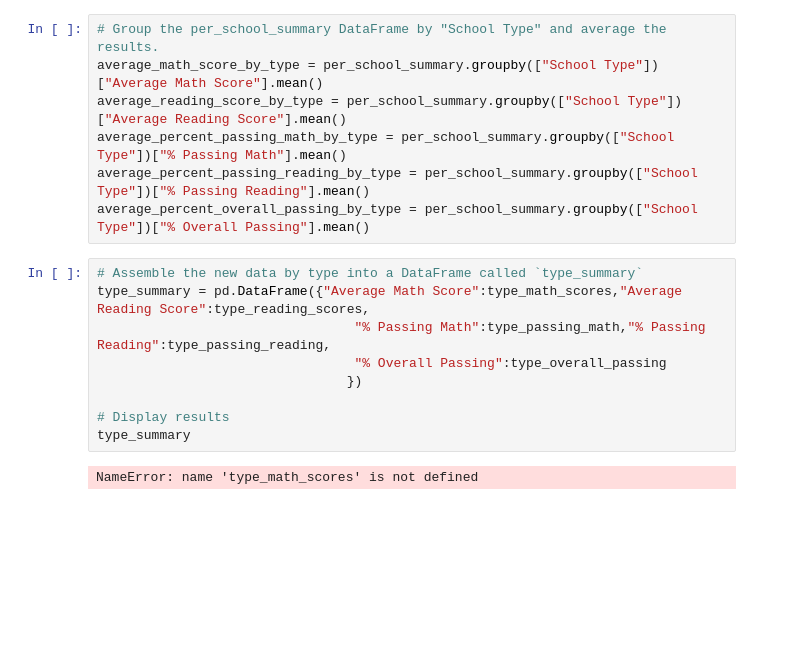
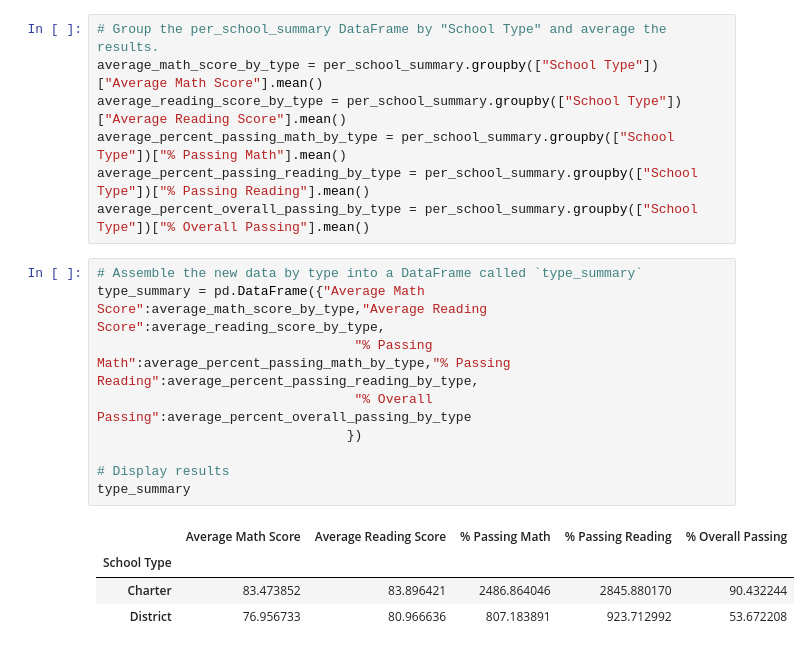
Before and after one commit to Mdeslauriers2/pandas-challenge, a Jupyter notebook: Starter_Code/PyCitySchools/PyCitySchools_starter.ipynb, the cells around one changed output. Drawn from its saved outputs; the diff is of its cells as text; blank space fills up the shorter version.

```diff
--- a/Starter_Code/PyCitySchools/PyCitySchools_starter.ipynb
+++ b/Starter_Code/PyCitySchools/PyCitySchools_starter.ipynb
@@ -439,12 +439,15 @@ average_percent_passing_reading_by_type = per_school_summary.groupby(["School Ty
 average_percent_overall_passing_by_type = per_school_summary.groupby(["School Type"])["% Overall Passing"].mean()
 # %%
 # Assemble the new data by type into a DataFrame called `type_summary`
-type_summary = pd.DataFrame({"Average Math Score":type_math_scores,"Average Reading Score":type_reading_scores,
-                                 "% Passing Math":type_passing_math,"% Passing Reading":type_passing_reading,
-                                 "% Overall Passing":type_overall_passing
+type_summary = pd.DataFrame({"Average Math Score":average_math_score_by_type,"Average Reading Score":average_reading_score_by_type,
+                                 "% Passing Math":average_percent_passing_math_by_type,"% Passing Reading":average_percent_passing_reading_by_type,
+                                 "% Overall Passing":average_percent_overall_passing_by_type
                                 })
 
 # Display results
 type_summary
 # %% [output]
-NameError: name 'type_math_scores' is not defined
+|  | Average Math Score | Average Reading Score | % Passing Math | % Passing Reading | % Overall Passing |
+| School Type |  |  |  |  |  |
+| Charter | 83.473852 | 83.896421 | 2486.864046 | 2845.880170 | 90.432244 |
+| District | 76.956733 | 80.966636 | 807.183891 | 923.712992 | 53.672208 |
```
